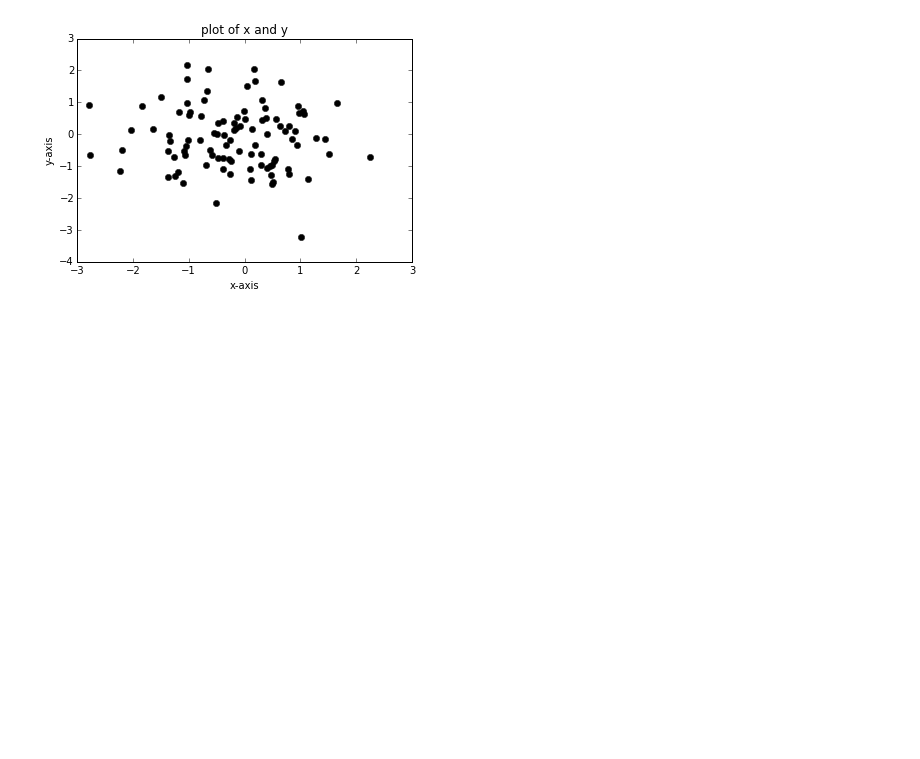
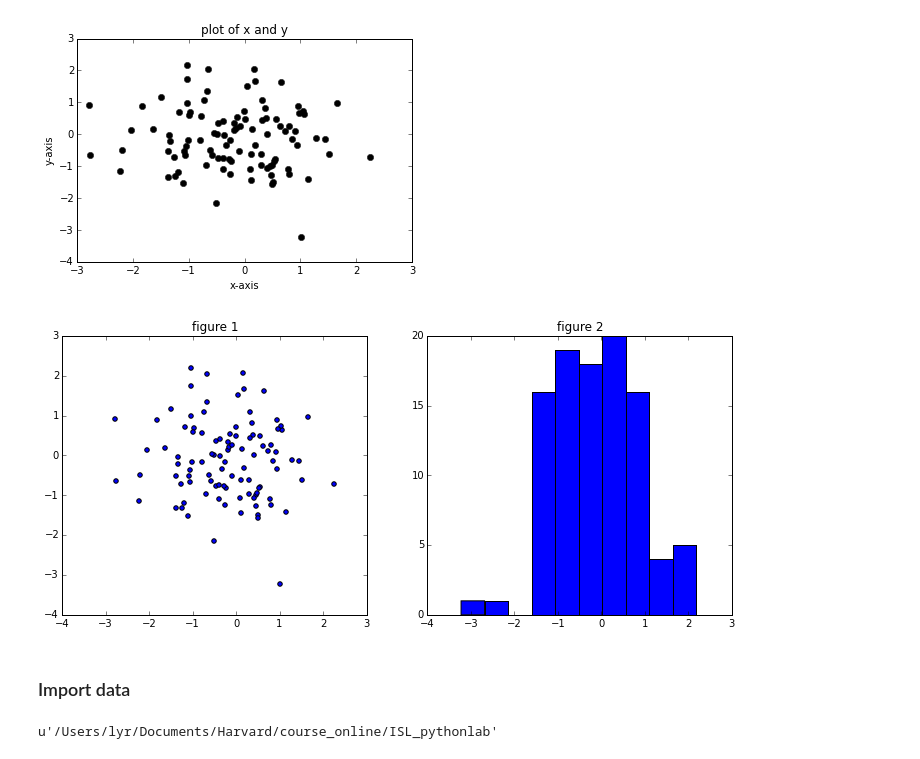
Before and after one commit to monkeyconan/ISL-pythonlab, a Jupyter notebook: Chap2_Basic_Commands.ipynb, the cells around one changed output. Cells and saved outputs as stored; diff of their text form; code cells hidden in the pictures; blank space fills up the shorter version.

```diff
--- a/Chap2_Basic_Commands.ipynb
+++ b/Chap2_Basic_Commands.ipynb
@@ -83,3 +90,23 @@ plt.title("plot of x and y")
 # %% [output]
 <matplotlib.text.Text at 0x...>
 [figure]
+# %%
+plt.figure(figsize = (12,5))
+
+plt.subplot(121)    # parameter indicates 1 rows, 2 col, first figure
+plt.scatter(x, y)
+plt.title("figure 1")
+
+plt.subplot(122)
+plt.hist(y)
+plt.title("figure 2")
+
+plt.show()
+# %% [output]
+[figure, added]
+# %% [markdown]
+### Import data
+# %%
+pwd
+# %% [output]
+u'/Users/lyr/Documents/Harvard/course_online/ISL_pythonlab'
```
Also changed, not shown: parts of 7 cells of this notebook, 1 other file.
